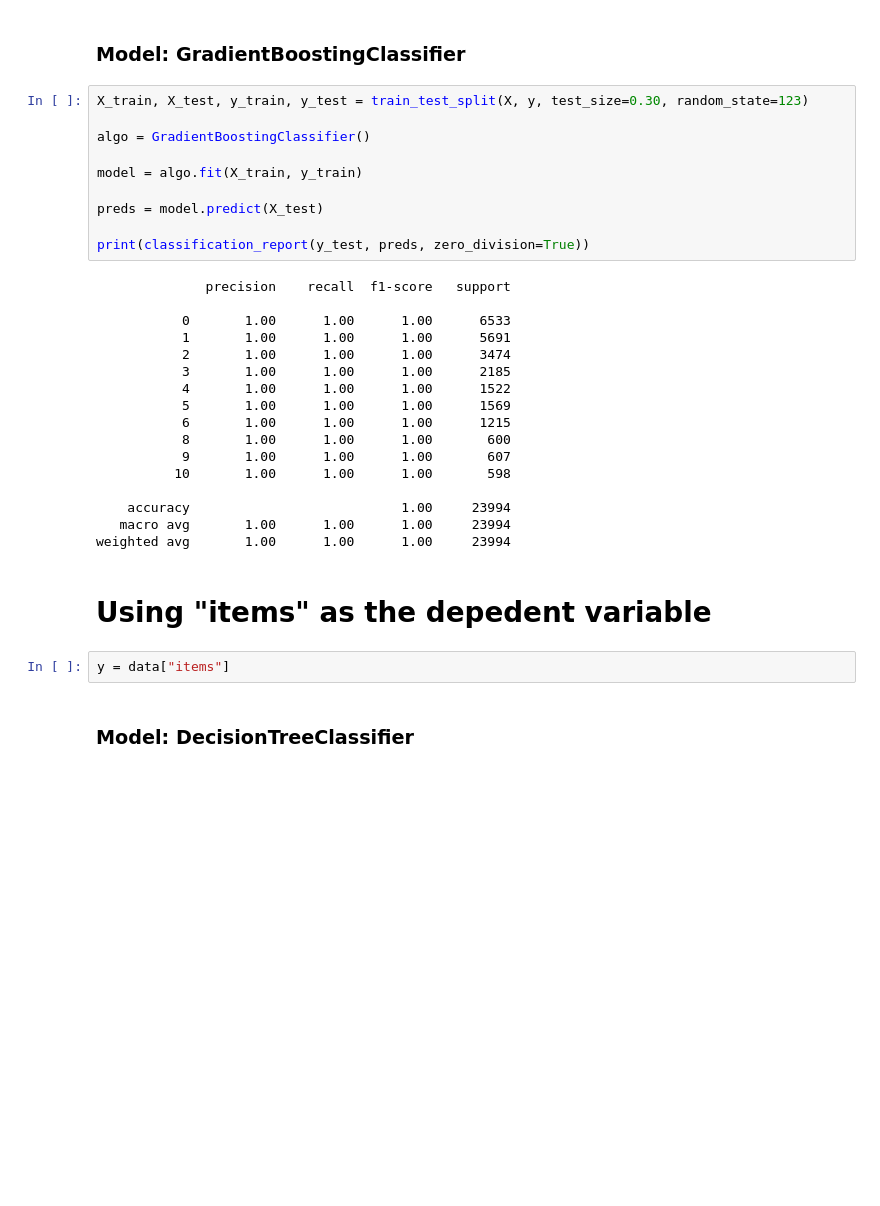
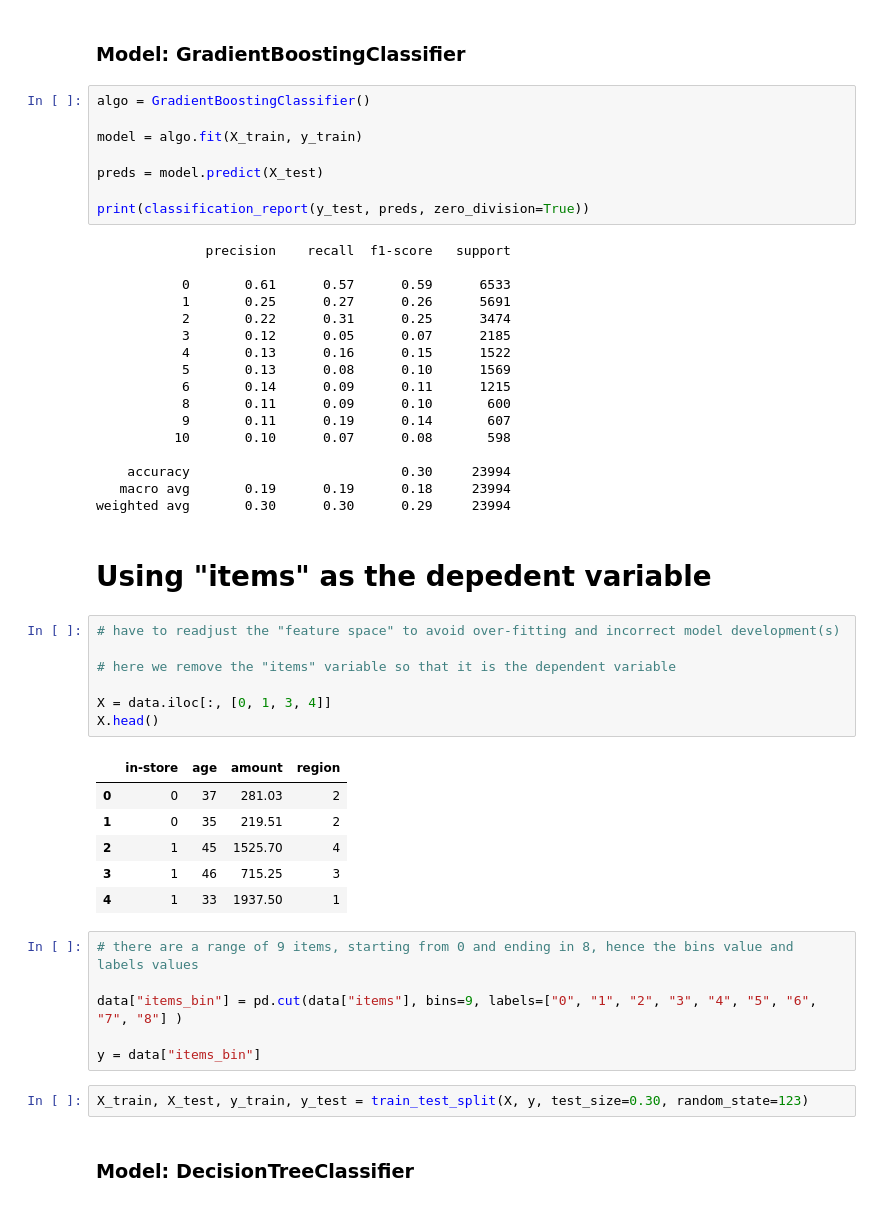
Before and after one commit to dreakian/DACP_XTOL_materials, a Jupyter notebook: custDemoClass.ipynb, the cells around one changed output. Drawn from its saved outputs; the diff is of its cells as text; blank space fills up the shorter version.

```diff
--- a/custDemoClass.ipynb
+++ b/custDemoClass.ipynb
@@ -374,8 +419,6 @@ weighted avg       1.00      1.00      1.00     23994
 # %% [markdown]
 ### Model: GradientBoostingClassifier
 # %%
-X_train, X_test, y_train, y_test = train_test_split(X, y, test_size=0.30, random_state=123)
-
 algo = GradientBoostingClassifier()
 
 model = algo.fit(X_train, y_train)
@@ -386,24 +429,44 @@ print(classification_report(y_test, preds, zero_division=True))
 # %% [output]
               precision    recall  f1-score   support
 
-           0       1.00      1.00      1.00      6533
-           1       1.00      1.00      1.00      5691
-           2       1.00      1.00      1.00      3474
-           3       1.00      1.00      1.00      2185
-           4       1.00      1.00      1.00      1522
-           5       1.00      1.00      1.00      1569
-           6       1.00      1.00      1.00      1215
-           8       1.00      1.00      1.00       600
-           9       1.00      1.00      1.00       607
-          10       1.00      1.00      1.00       598
+           0       0.61      0.57      0.59      6533
+           1       0.25      0.27      0.26      5691
+           2       0.22      0.31      0.25      3474
+           3       0.12      0.05      0.07      2185
+           4       0.13      0.16      0.15      1522
+           5       0.13      0.08      0.10      1569
+           6       0.14      0.09      0.11      1215
+           8       0.11      0.09      0.10       600
+           9       0.11      0.19      0.14       607
+          10       0.10      0.07      0.08       598
 
-    accuracy                           1.00     23994
-   macro avg       1.00      1.00      1.00     23994
-weighted avg       1.00      1.00      1.00     23994
+    accuracy                           0.30     23994
+   macro avg       0.19      0.19      0.18     23994
+weighted avg       0.30      0.30      0.29     23994
 # %% [markdown]
 # Using "items" as the depedent variable
+# %%
+# have to readjust the "feature space" to avoid over-fitting and incorrect model development(s)
+
+# here we remove the "items" variable so that it is the dependent variable
+
+X = data.iloc[:, [0, 1, 3, 4]]
+X.head()
+# %% [output]
+|  | in-store | age | amount | region |
+| 0 | 0 | 37 | 281.03 | 2 |
+| 1 | 0 | 35 | 219.51 | 2 |
+| 2 | 1 | 45 | 1525.70 | 4 |
+| 3 | 1 | 46 | 715.25 | 3 |
+| 4 | 1 | 33 | 1937.50 | 1 |
 # %%
-y = data["items"]
+# there are a range of 9 items, starting from 0 and ending in 8, hence the bins value and labels values
+
+data["items_bin"] = pd.cut(data["items"], bins=9, labels=["0", "1", "2", "3", "4", "5", "6", "7", "8"] )
+
+y = data["items_bin"]
+# %%
+X_train, X_test, y_train, y_test = train_test_split(X, y, test_size=0.30, random_state=123)
 # %% [markdown]
 ### Model: DecisionTreeClassifier
 # %%
```
Also changed, not shown: parts of 37 cells of this notebook.
